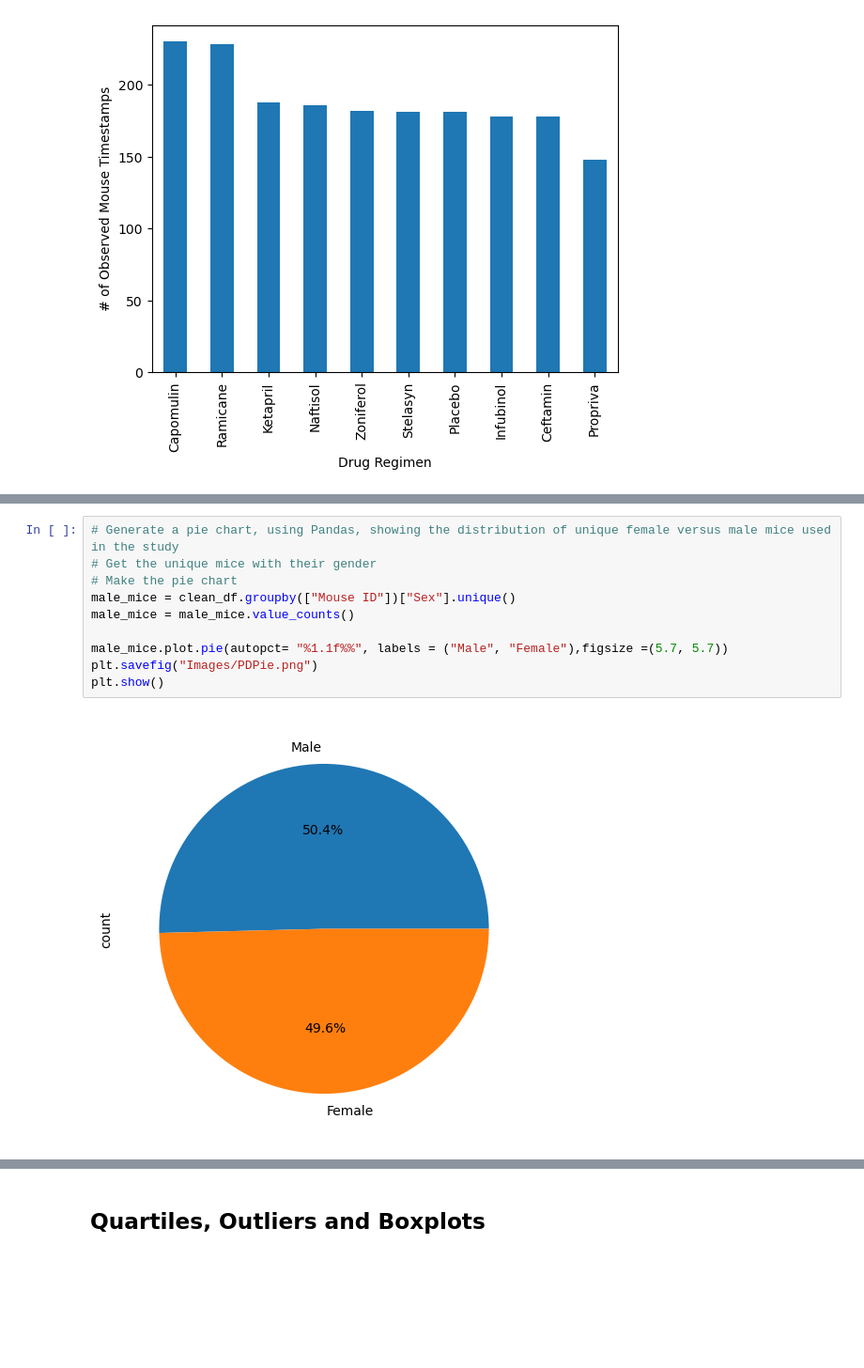
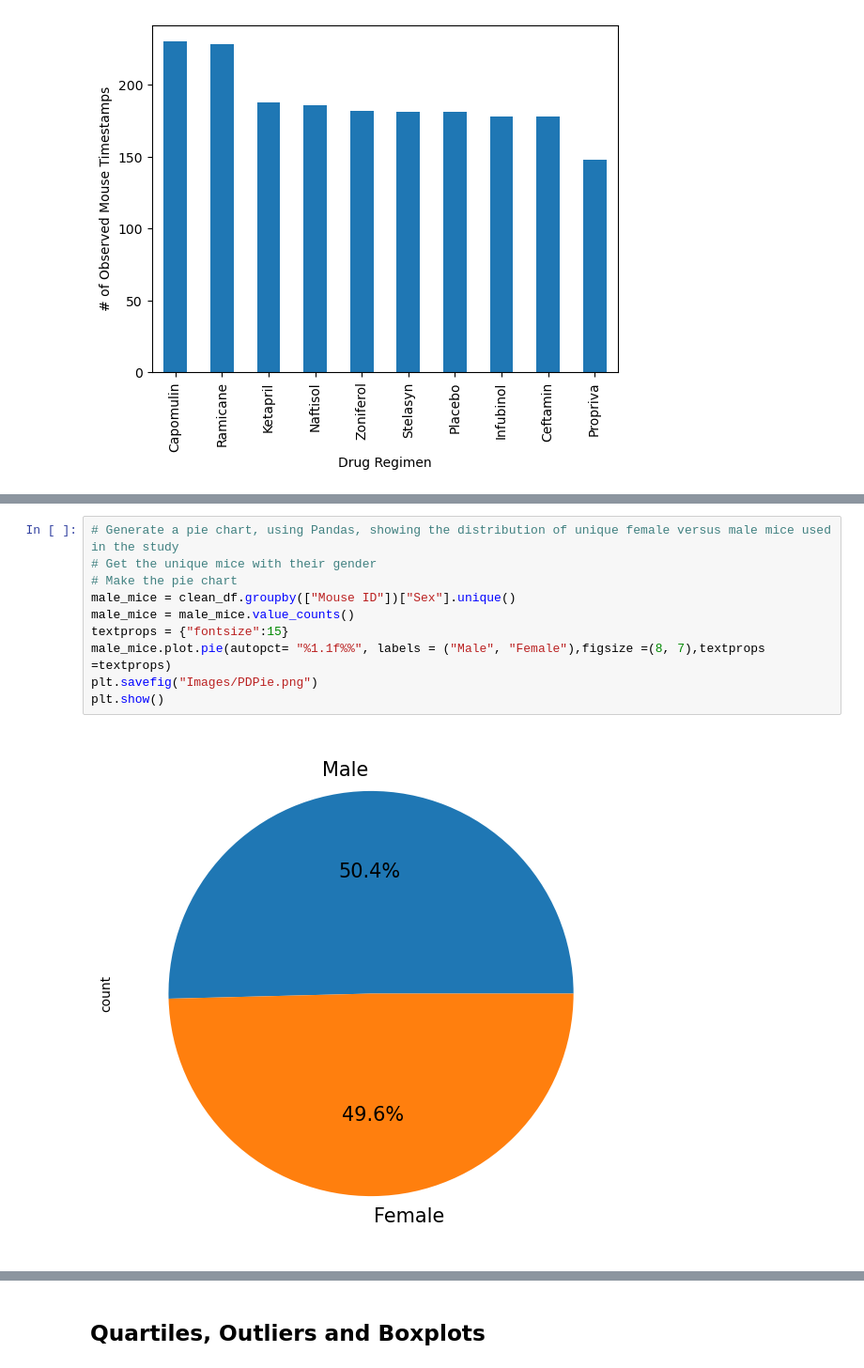
Before and after one commit to thomasvance/Pymaceuticals-Challenge, a Jupyter notebook: pymaceuticals_final.ipynb, the cells around one changed output, grey strips where cells are left out. Shown at 94% size. Drawn from its saved outputs; the diff is of its cells as text; blank space fills up the shorter version.

```diff
--- a/pymaceuticals_final.ipynb
+++ b/pymaceuticals_final.ipynb
@@ -168,15 +171,15 @@ plt.show()
 # %%
 # Generate a pie chart, using Pandas, showing the distribution of unique female versus male mice used in the study
 # Get the unique mice with their gender
 # Make the pie chart
 male_mice = clean_df.groupby(["Mouse ID"])["Sex"].unique()
 male_mice = male_mice.value_counts()
-
-male_mice.plot.pie(autopct= "%1.1f%%", labels = ("Male", "Female"),figsize =(5.7, 5.7))
+textprops = {"fontsize":15}
+male_mice.plot.pie(autopct= "%1.1f%%", labels = ("Male", "Female"),figsize =(8, 7),textprops =textprops)
 plt.savefig("Images/PDPie.png")
 plt.show()
 # %% [output]
-[figure, old version]
+[figure, new version]
 # %%
 # Generate a pie chart, using pyplot, showing the distribution of unique female versus male mice used in the study
 # Get the unique mice with their gender
```
Also changed, not shown: parts of 2 cells of this notebook, 5 other files.
